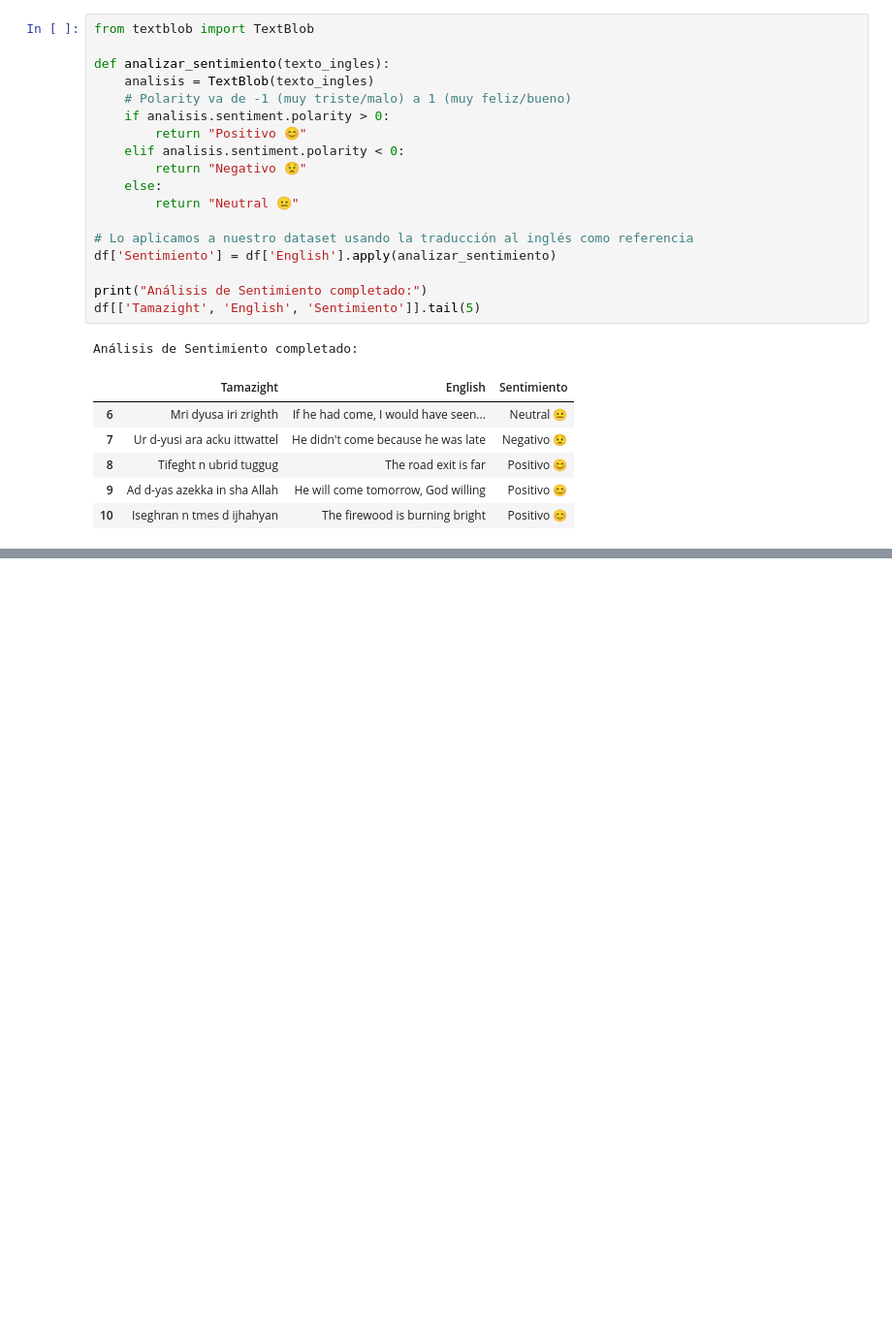
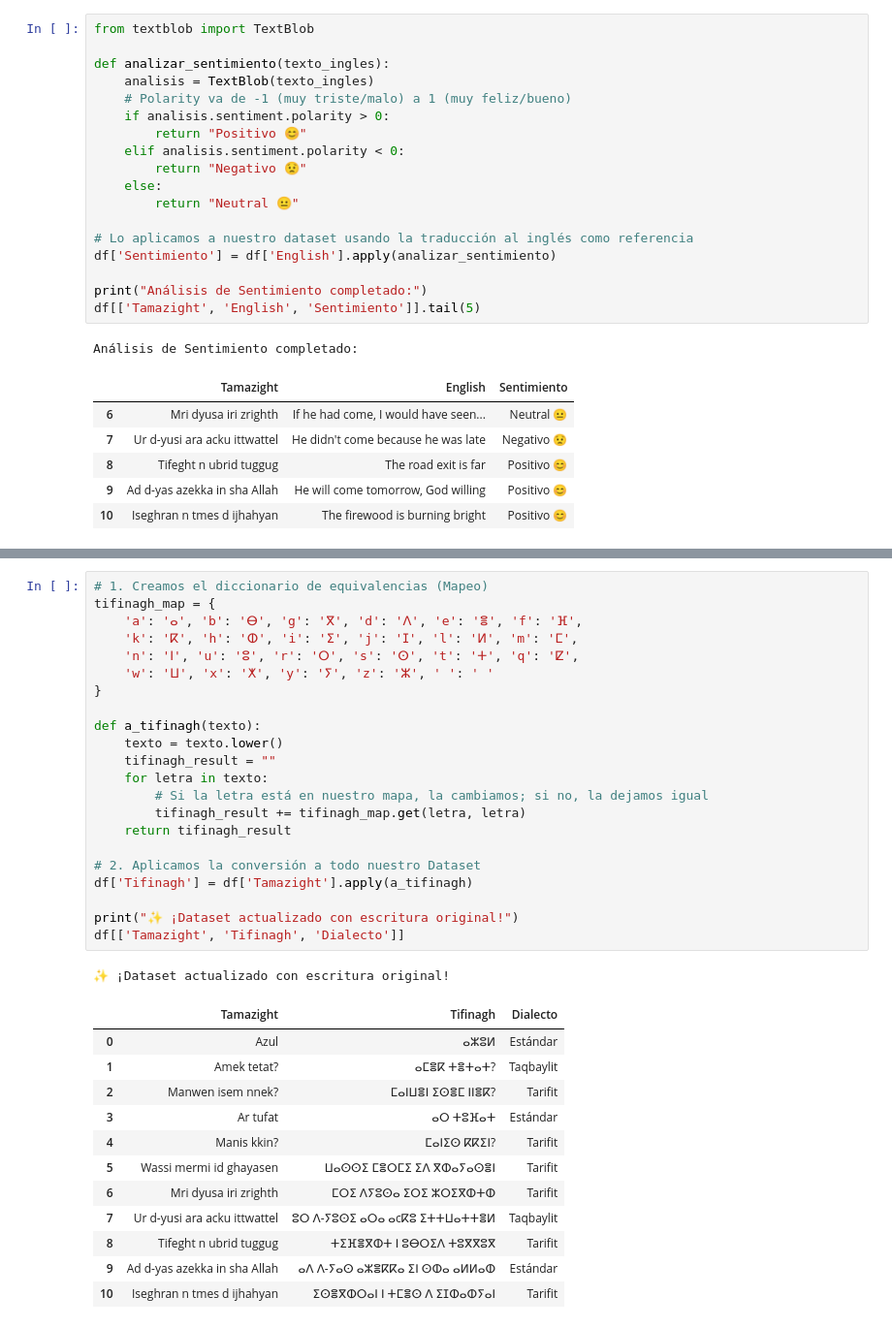
Before and after one commit to jamalinu/CursoGit, a Jupyter notebook: The_Multilingual_Low_Resource_Bridge.ipynb, the cells around one changed output, grey strips where cells are left out. Shown at 97% size. Saved outputs shown, nothing was run; the diff lists cells and outputs as text; blank space fills up the shorter version.

```diff
--- a/The_Multilingual_Low_Resource_Bridge.ipynb
+++ b/The_Multilingual_Low_Resource_Bridge.ipynb
@@ -226,0 +262,36 @@ Análisis de Sentimiento completado:
+# %%
+# 1. Creamos el diccionario de equivalencias (Mapeo)
+tifinagh_map = {
+    'a': 'ⴰ', 'b': 'ⴱ', 'g': 'ⴳ', 'd': 'ⴷ', 'e': 'ⴻ', 'f': 'ⴼ',
+    'k': 'ⴽ', 'h': 'ⵀ', 'i': 'ⵉ', 'j': 'ⵊ', 'l': 'ⵍ', 'm': 'ⵎ',
+    'n': 'ⵏ', 'u': 'ⵓ', 'r': 'ⵔ', 's': 'ⵙ', 't': 'ⵜ', 'q': 'ⵇ',
+    'w': 'ⵡ', 'x': 'ⵅ', 'y': 'ⵢ', 'z': 'ⵣ', ' ': ' '
+}
+
+def a_tifinagh(texto):
+    texto = texto.lower()
+    tifinagh_result = ""
+    for letra in texto:
+        # Si la letra está en nuestro mapa, la cambiamos; si no, la dejamos igual
+        tifinagh_result += tifinagh_map.get(letra, letra)
+    return tifinagh_result
+
+# 2. Aplicamos la conversión a todo nuestro Dataset
+df['Tifinagh'] = df['Tamazight'].apply(a_tifinagh)
+
+print("✨ ¡Dataset actualizado con escritura original!")
+df[['Tamazight', 'Tifinagh', 'Dialecto']]
+# %% [output]
+✨ ¡Dataset actualizado con escritura original!
+|  | Tamazight | Tifinagh | Dialecto |
+| 0 | Azul | ⴰⵣⵓⵍ | Estándar |
+| 1 | Amek tetat? | ⴰⵎⴻⴽ ⵜⴻⵜⴰⵜ? | Taqbaylit |
+| 2 | Manwen isem nnek? | ⵎⴰⵏⵡⴻⵏ ⵉⵙⴻⵎ ⵏⵏⴻⴽ? | Tarifit |
+| 3 | Ar tufat | ⴰⵔ ⵜⵓⴼⴰⵜ | Estándar |
+| 4 | Manis kkin? | ⵎⴰⵏⵉⵙ ⴽⴽⵉⵏ? | Tarifit |
+| 5 | Wassi mermi id ghayasen | ⵡⴰⵙⵙⵉ ⵎⴻⵔⵎⵉ ⵉⴷ ⴳⵀⴰⵢⴰⵙⴻⵏ | Tarifit |
+| 6 | Mri dyusa iri zrighth | ⵎⵔⵉ ⴷⵢⵓⵙⴰ ⵉⵔⵉ ⵣⵔⵉⴳⵀⵜⵀ | Tarifit |
+| 7 | Ur d-yusi ara acku ittwattel | ⵓⵔ ⴷ-ⵢⵓⵙⵉ ⴰⵔⴰ ⴰcⴽⵓ ⵉⵜⵜⵡⴰⵜⵜⴻⵍ | Taqbaylit |
+| 8 | Tifeght n ubrid tuggug | ⵜⵉⴼⴻⴳⵀⵜ ⵏ ⵓⴱⵔⵉⴷ ⵜⵓⴳⴳⵓⴳ | Tarifit |
+| 9 | Ad d-yas azekka in sha Allah | ⴰⴷ ⴷ-ⵢⴰⵙ ⴰⵣⴻⴽⴽⴰ ⵉⵏ ⵙⵀⴰ ⴰⵍⵍⴰⵀ | Estándar |
+| 10 | Iseghran n tmes d ijhahyan | ⵉⵙⴻⴳⵀⵔⴰⵏ ⵏ ⵜⵎⴻⵙ ⴷ ⵉⵊⵀⴰⵀⵢⴰⵏ | Tarifit |
```
Also changed, not shown: parts of 2 cells of this notebook.
